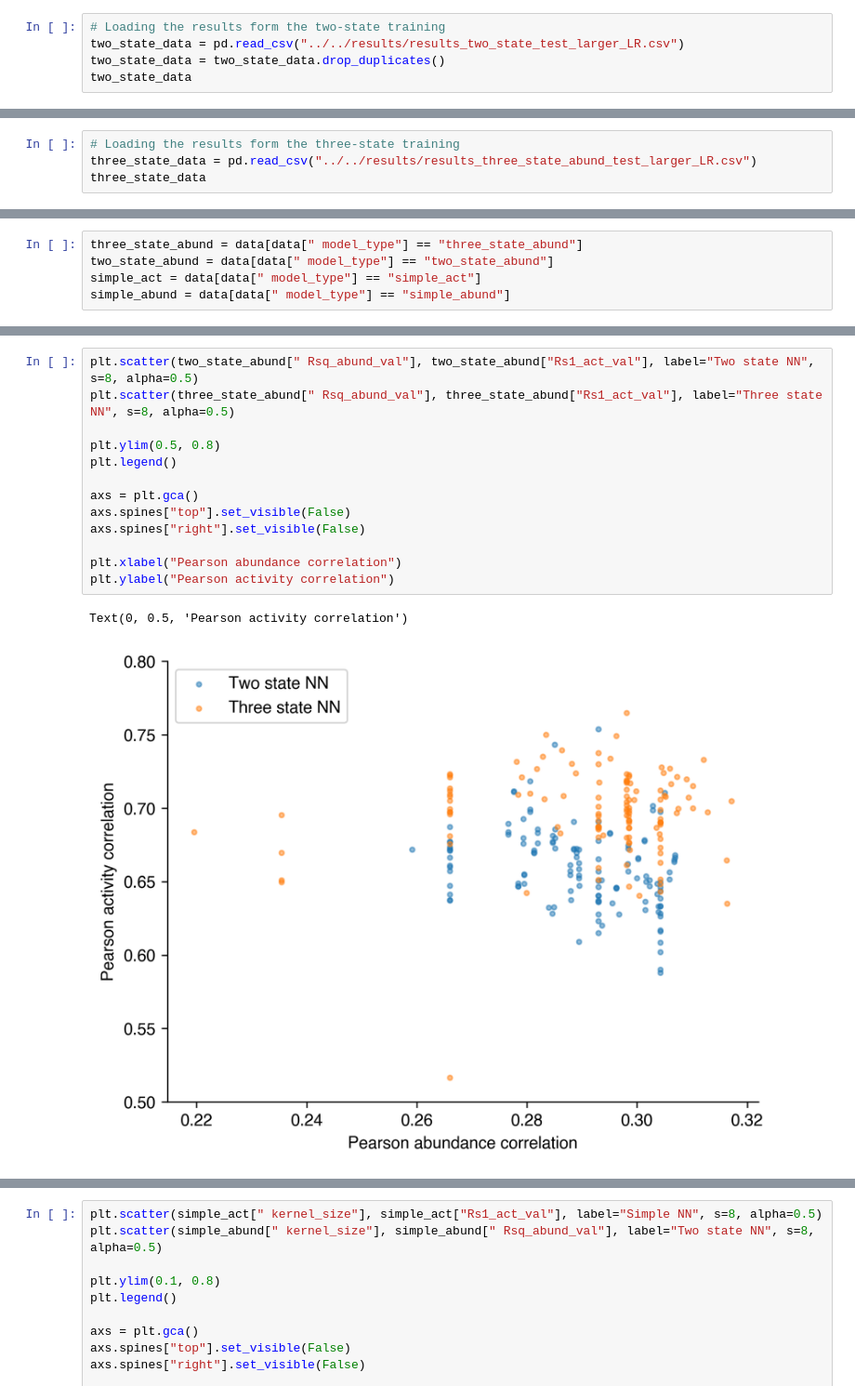
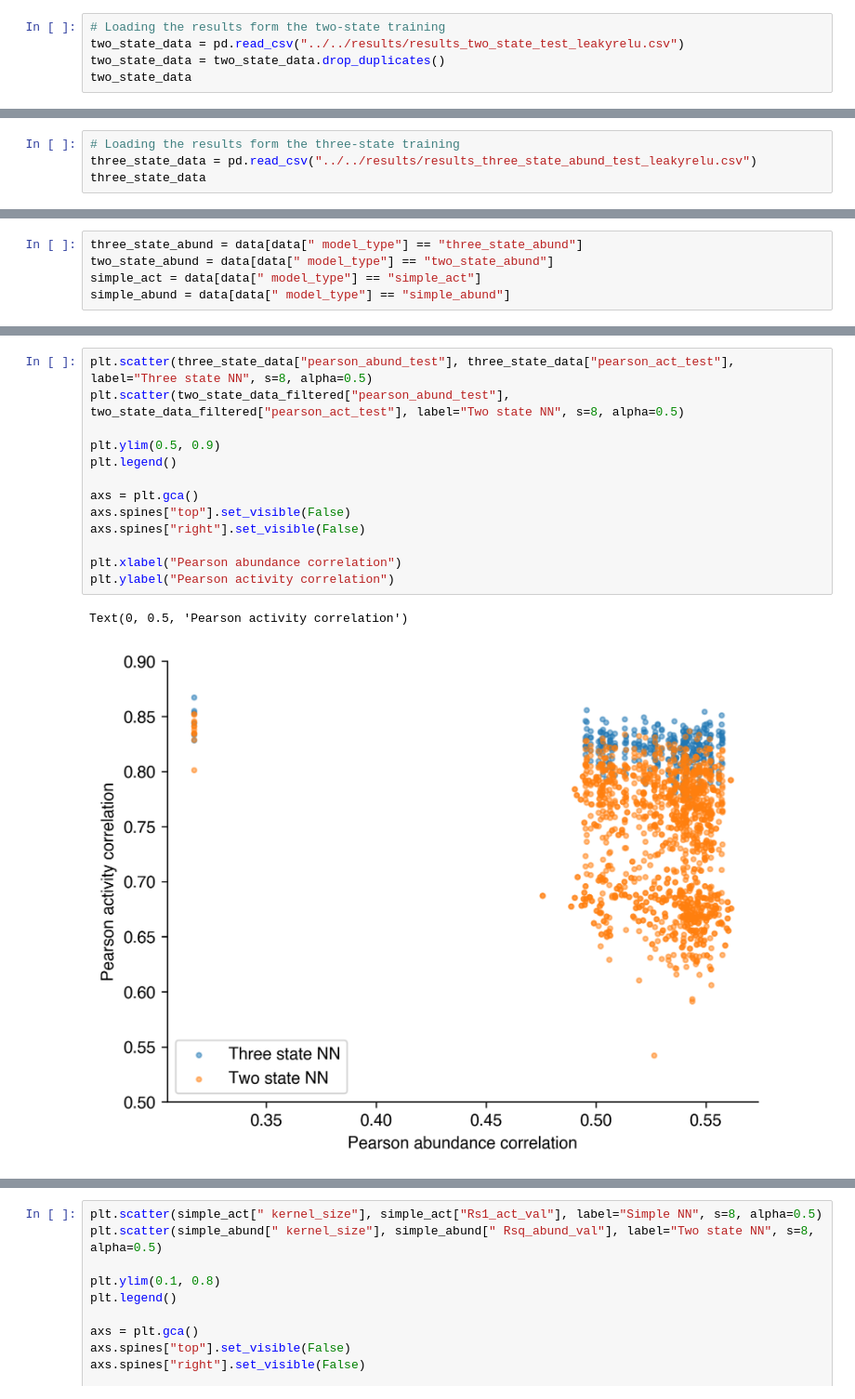
Before and after one commit to staller-lab/NN_interpretability_for_AD_prediction, a Jupyter notebook: scripts/analysis_scripts/comparing_seeds.ipynb, the cells around one changed output, grey strips where cells are left out. Shown at 93% size. Saved outputs shown, nothing was run; the diff lists cells and outputs as text.

```diff
--- a/scripts/analysis_scripts/comparing_seeds.ipynb
+++ b/scripts/analysis_scripts/comparing_seeds.ipynb
@@ -16,7 +16,7 @@ plt.rcParams["font.family"] = "Helvetica" #somethings this one doesnt work
 plt.rcParams['pdf.fonttype'] = 42
 # %%
 # Loading the results form the two-state training
-two_state_data = pd.read_csv("../../results/results_two_state_test_larger_LR.csv")
+two_state_data = pd.read_csv("../../results/results_two_state_test_leakyrelu.csv")
 two_state_data = two_state_data.drop_duplicates()
 two_state_data
 # %% [output]
@@ -36,6 +36,6 @@ two_state_data
 # %%
 # Loading the results form the three-state training
-three_state_data = pd.read_csv("../../results/results_three_state_abund_test_larger_LR.csv")
+three_state_data = pd.read_csv("../../results/results_three_state_abund_test_leakyrelu.csv")
 three_state_data
 # %% [output]
 |  | model_name | model_type | kernel_size | activity_fun | negative_pen | weight_pen | hill_value | ... |
@@ -226,18 +286,18 @@ plt.ylabel("Pearson activity correlation")
 Text(0, 0.5, 'Pearson activity correlation')
 [figure]
 # %%
-plt.scatter(two_state_abund[" Rsq_abund_val"], two_state_abund["Rs1_act_val"], label="Two state NN", s=8, alpha=0.5)
-plt.scatter(three_state_abund[" Rsq_abund_val"], three_state_abund["Rs1_act_val"], label="Three state NN", s=8, alpha=0.5)
+plt.scatter(three_state_data["pearson_abund_test"], three_state_data["pearson_act_test"], label="Three state NN", s=8, alpha=0.5)
+plt.scatter(two_state_data_filtered["pearson_abund_test"], two_state_data_filtered["pearson_act_test"], label="Two state NN", s=8, alpha=0.5)
 
-plt.ylim(0.5, 0.8)
+plt.ylim(0.5, 0.9)
 plt.legend()
 
 axs = plt.gca()
 axs.spines["top"].set_visible(False)
 axs.spines["right"].set_visible(False)
 
 plt.xlabel("Pearson abundance correlation")
 plt.ylabel("Pearson activity correlation")
 # %% [output]
 Text(0, 0.5, 'Pearson activity correlation')
-[figure, old version]
+[figure, new version]
```
Also changed, not shown: parts of 17 cells of this notebook, 4 other files.
